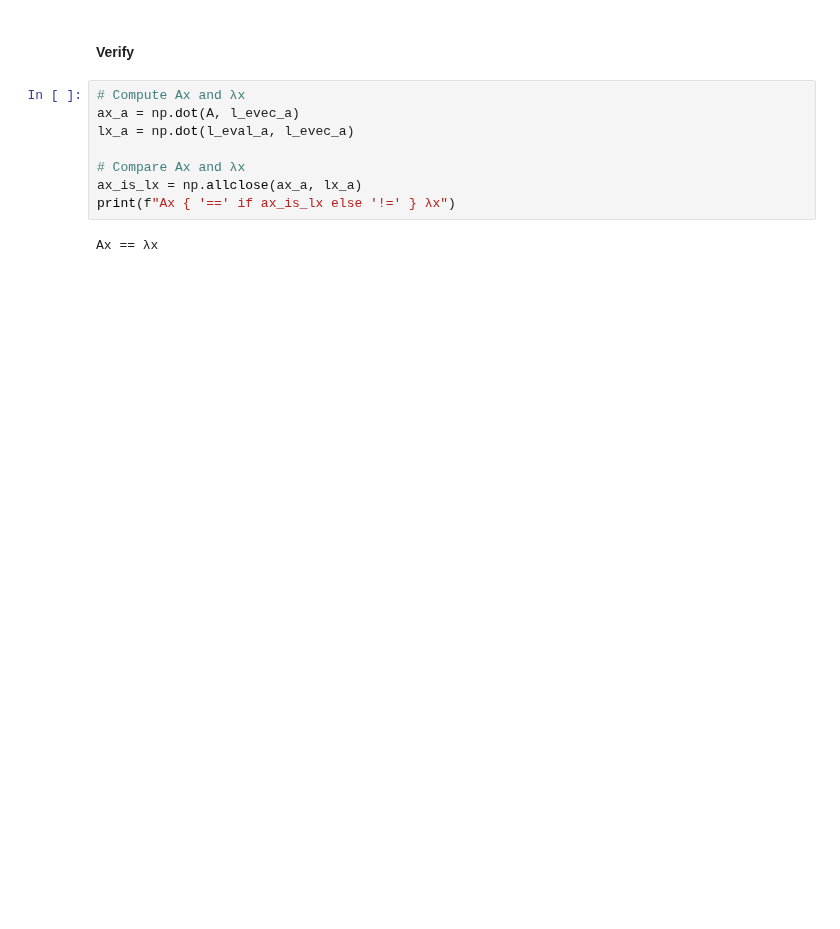
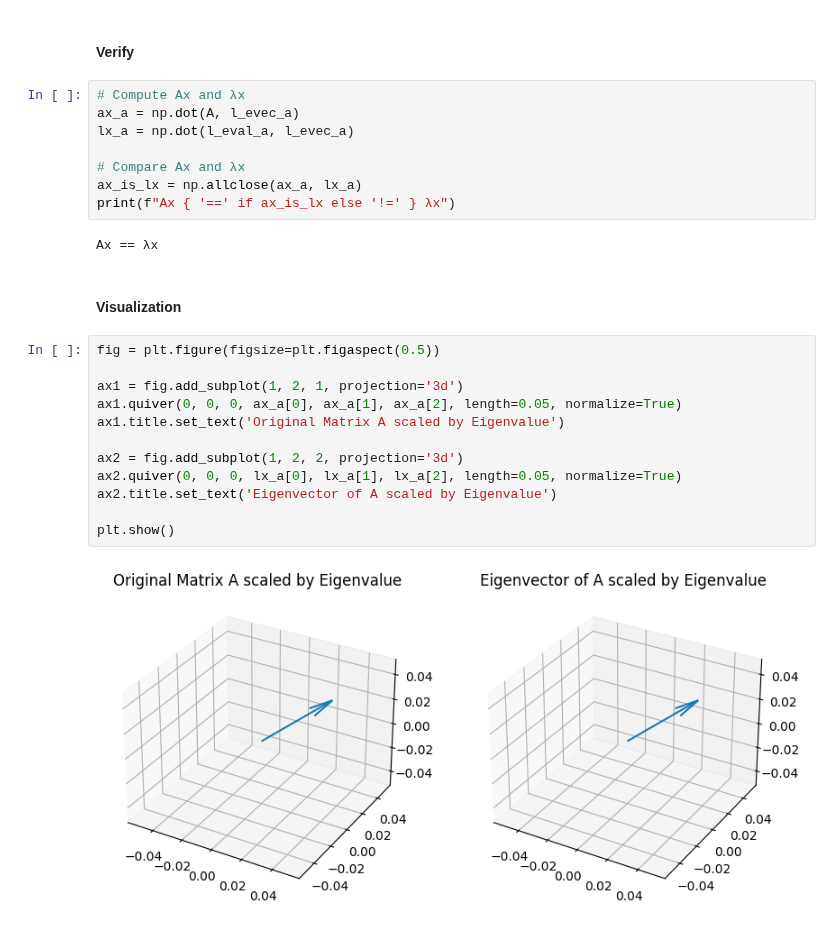
Before and after one commit to punitarani/MAT-494, a Jupyter notebook: 1.2 Elements of Linear Algebra.ipynb, the cells around one changed output. Saved outputs shown, nothing was run; the diff lists cells and outputs as text; blank space fills up the shorter version.

Commit message:
Add Eigenvalue and Eigenvector visualization

```diff
--- a/1.2 Elements of Linear Algebra.ipynb
+++ b/1.2 Elements of Linear Algebra.ipynb
@@ -194,3 +195,19 @@ ax_is_lx = np.allclose(ax_a, lx_a)
 print(f"Ax { '==' if ax_is_lx else '!=' } λx")
 # %% [output]
 Ax == λx
+# %% [markdown]
+#### Visualization
+# %%
+fig = plt.figure(figsize=plt.figaspect(0.5))
+
+ax1 = fig.add_subplot(1, 2, 1, projection='3d')
+ax1.quiver(0, 0, 0, ax_a[0], ax_a[1], ax_a[2], length=0.05, normalize=True)
+ax1.title.set_text('Original Matrix A scaled by Eigenvalue')
+
+ax2 = fig.add_subplot(1, 2, 2, projection='3d')
+ax2.quiver(0, 0, 0, lx_a[0], lx_a[1], lx_a[2], length=0.05, normalize=True)
+ax2.title.set_text('Eigenvector of A scaled by Eigenvalue')
+
+plt.show()
+# %% [output]
+[figure, added]
```
Also changed, not shown: parts of 5 cells of this notebook.
